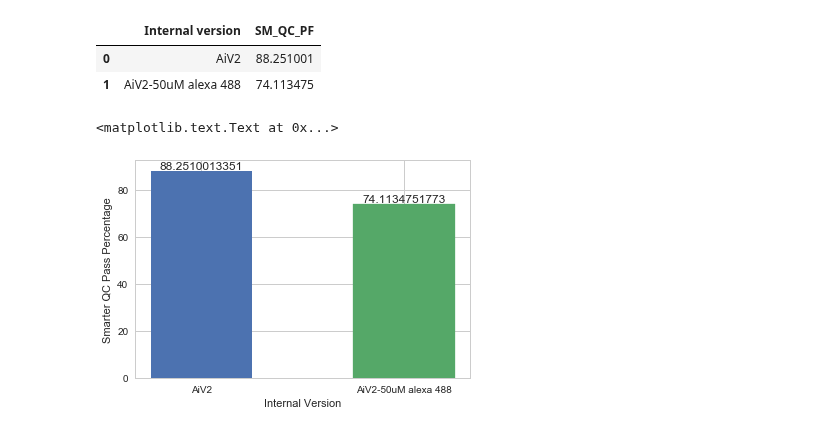
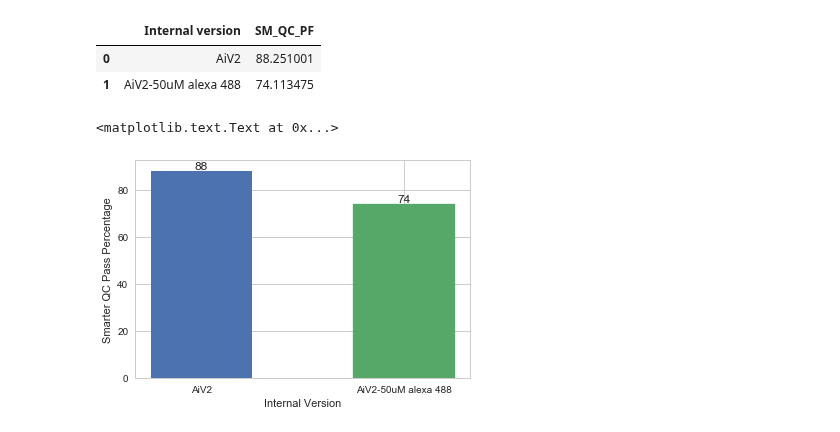
Before and after one commit to ru57y34nn/patchseq_gdoc_analysis, a Jupyter notebook: Internal_version_comparison.ipynb, the cells around one changed output. Drawn from its saved outputs; the diff is of its cells as text; code cells hidden in the pictures.

Commit message:
added title and saved figure

```diff
--- a/Internal_version_comparison.ipynb
+++ b/Internal_version_comparison.ipynb
@@ -434,19 +434,21 @@ internal_pass_pct
 # %%
 #internal_pass_pct = sns.load_dataset('internal_pass_pct')
 #ax = sns.barplot(x='Internal version', y = 'SM_QC_PF', data='internal_pass_pct')
 fig, ax = plt.subplots()
 r = [1,2]
 internal = list(internal_pass_pct['Internal version'])
 pass_rate = list(internal_pass_pct['SM_QC_PF'])
 bar_width = 0.5
 pcts = plt.bar(r, pass_rate, bar_width)
 for rect in pcts:
     height = rect.get_height()
-    ax.text(rect.get_x() + rect.get_width()/2, height, height, ha='center', va='bottom')
+    ax.text(rect.get_x() + rect.get_width()/2, height, int(height), ha='center', va='bottom')
 pcts[1].set_color('g')
 plt.xticks(r, internal)
 plt.xlabel('Internal Version')
 plt.ylabel('Smarter QC Pass Percentage')
+plt.title('Smarter QC Pass Rate by Internal Solution Version')
+plt.savefig('pass rate by internal', dpi=300)
 # %% [output]
 <matplotlib.text.Text at 0x...>
-[figure, old version]
+[figure, new version]
```
Also changed, not shown: 1 other file.
